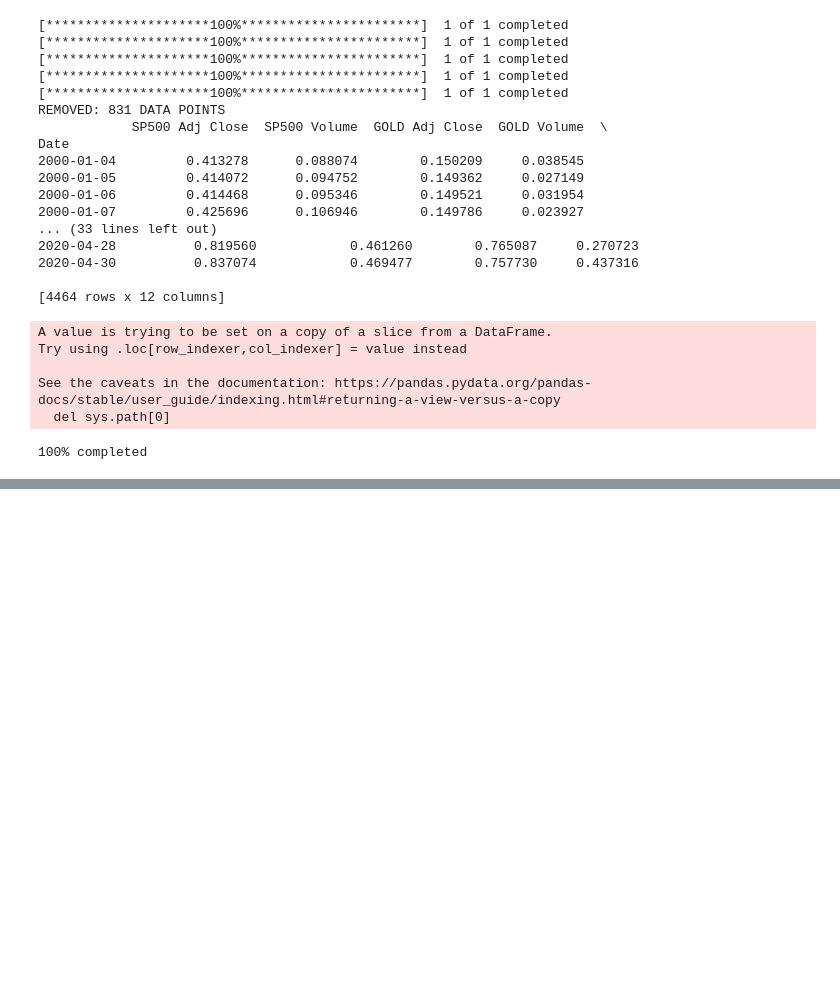
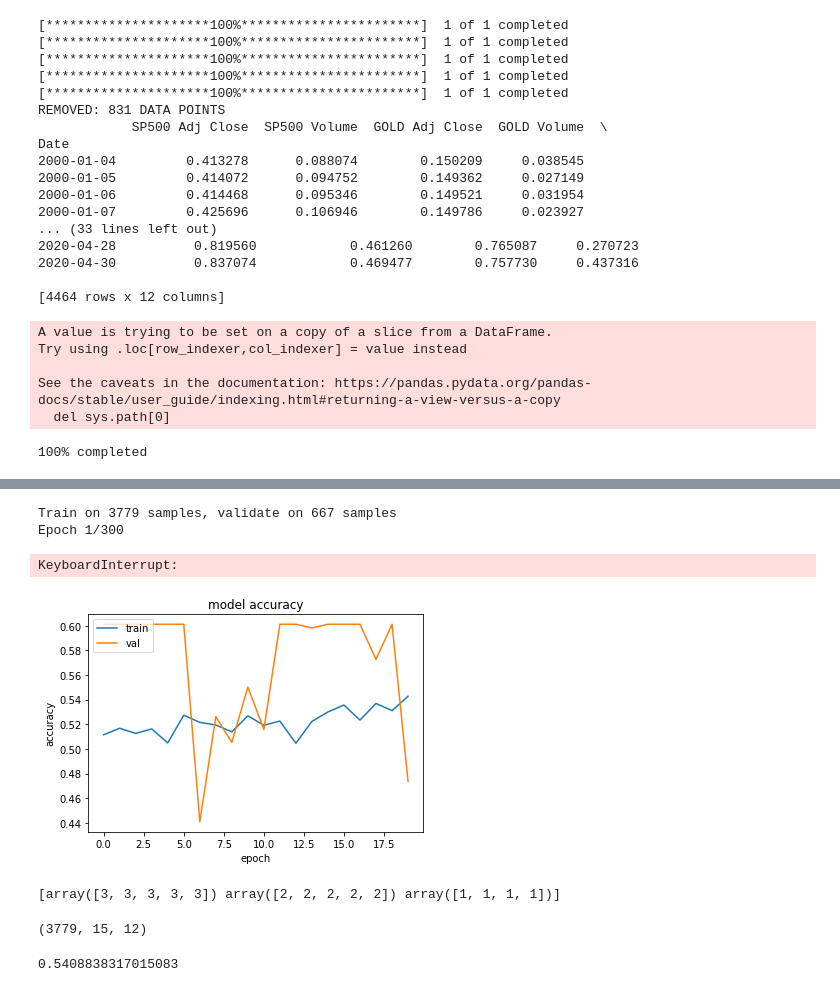
Before and after one commit to ajmal017/hack-the-stonk, a Jupyter notebook: RNN notebook.ipynb, the cells around one changed output, grey strips where cells are left out. Saved outputs shown, nothing was run; the diff lists cells and outputs as text; code cells hidden in the pictures; blank space fills up the shorter version.

```diff
--- a/RNN notebook.ipynb
+++ b/RNN notebook.ipynb
@@ -221,3 +202,6 @@ print(x_train)
+# %%
+y_train = y_train.astype('uint8')
+y_test  = y_test.astype('uint8')
 # %%
 # Shuffle training data
 randomize_training = np.arange(len(x_train))
@@ -232,0 +221,55 @@ y_test = y_test[[randomize_testing]]
+# %%
+# Defining the type of model
+model = Sequential()
+
+# Defining the model
+model.add(LSTM(512, input_shape = x_train.shape[1:], activation = 'relu', return_sequences = True))
+model.add(Dropout(0.2))
+model.add(BatchNormalization())
+
+model.add(LSTM(512, activation = 'relu', return_sequences = True))
+model.add(Dropout(0.1))
+model.add(BatchNormalization())
+
+model.add(LSTM(512, activation = 'relu'))
+model.add(Dropout(0.2))
+model.add(BatchNormalization())
+
+model.add(Dense(32, activation = 'relu'))
+model.add(Dropout(0.2))
+
+model.add(Dense(2, activation = 'softmax'))
+# %%
+opt = tf.keras.optimizers.Adam(lr=1e-3, decay = 1e-6)
+
+# Compile the model
+model.compile(loss = 'sparse_categorical_crossentropy',
+              optimizer = opt,
+              metrics = ['accuracy'])
+# %%
+# Train the model
+history = model.fit(x_train, y_train, batch_size = 64, epochs = 300, validation_data = (x_test, y_test))
+# %% [output]
+Train on 3779 samples, validate on 667 samples
+Epoch 1/300
+KeyboardInterrupt:
+# %%
+plt.plot(history.history['acc'])
+plt.plot(history.history['val_acc'])
+plt.title('model accuracy')
+plt.ylabel('accuracy')
+plt.xlabel('epoch')
+plt.legend(['train', 'val'], loc='upper left')
+plt.show()
+# %% [output]
+[figure, added]
+# %%
+x = np.array([np.array([1,1,1,1]),np.array([2,2,2,2,2]),np.array([3,3,3,3,3])])
+x = x[np.array([2,1,0])]
+print(x)
+# %% [output]
+[array([3, 3, 3, 3, 3]) array([2, 2, 2, 2, 2]) array([1, 1, 1, 1])]
+# %%
+print(x_train.shape)
+# %% [output]
+(3779, 15, 12)
@@ -232,0 +284,4 @@ y_test = y_test[[randomize_testing]]
+# %%
+print(ones/len(y_train))
+# %% [output]
+0.5408838317015083
```
Also changed, not shown: parts of 15 cells of this notebook.
